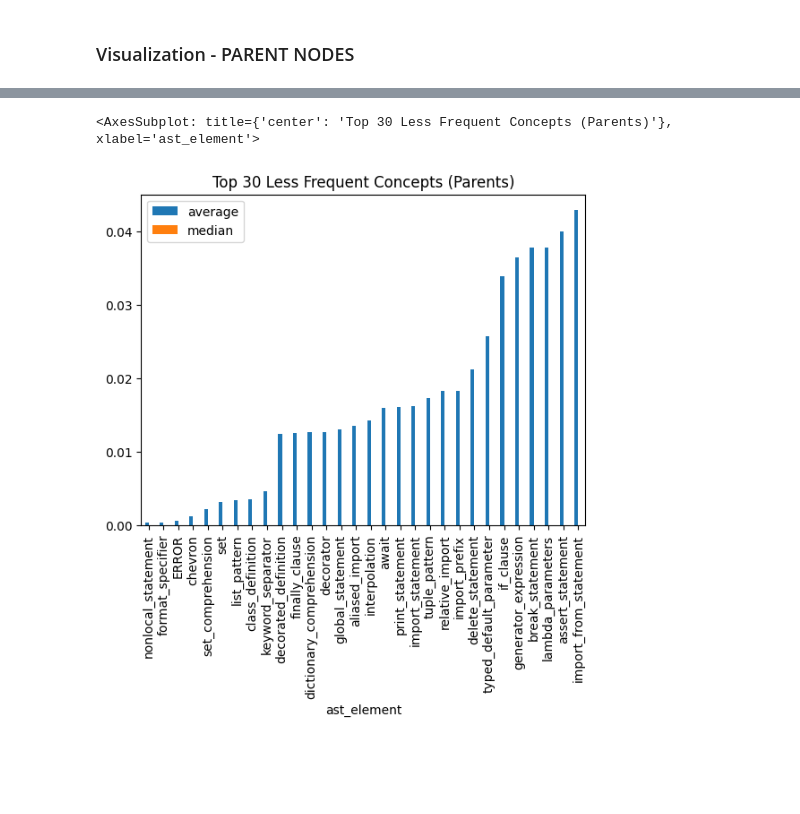
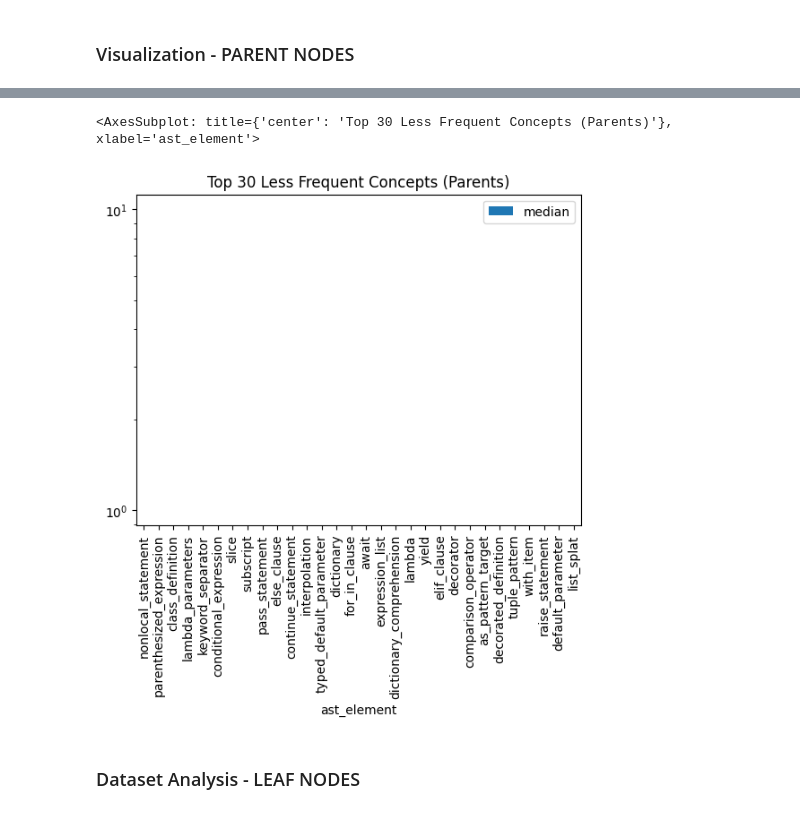
Before and after one commit to WM-SEMERU/CodeSyntaxConcept, a Jupyter notebook: experimental_notebooks/exploratory_analysis.ipynb, the cells around one changed output, grey strips where cells are left out. Drawn from its saved outputs; the diff is of its cells as text; code cells hidden in the pictures; blank space fills up the shorter version.

```diff
--- a/experimental_notebooks/exploratory_analysis.ipynb
+++ b/experimental_notebooks/exploratory_analysis.ipynb
@@ -143,6 +137,8 @@ top_10.plot(x='ast_element',y=['average','median'] ,yerr='mad', kind='bar',fonts
 # %%
-bottom_30 = parent_nodes_dataframe.sort_values(by=['average'], ascending=True).head(30)
-bottom_30.plot(x='ast_element',y=['average','median'] ,yerr='mad', kind='bar', title='Top 30 Less Frequent Concepts (Parents)')
+bottom_30 = parent_nodes_dataframe.sort_values(by=['median'], ascending=True).head(30)
+bottom_30.plot(x='ast_element',y='median', logy=True, yerr='mad', kind='bar', title='Top 30 Less Frequent Concepts (Parents)')
 # %% [output]
 <AxesSubplot: title={'center': 'Top 30 Less Frequent Concepts (Parents)'}, xlabel='ast_element'>
-[figure, old version]
+[figure, new version]
+# %% [markdown]
+### Dataset Analysis - LEAF NODES
```
Also changed, not shown: parts of 11 cells of this notebook.
